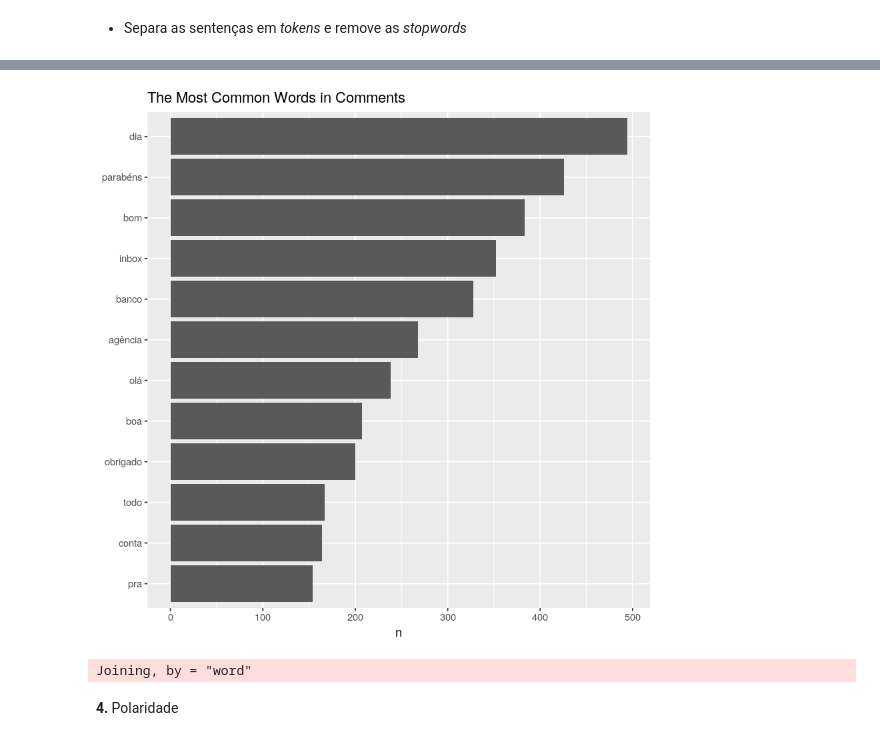
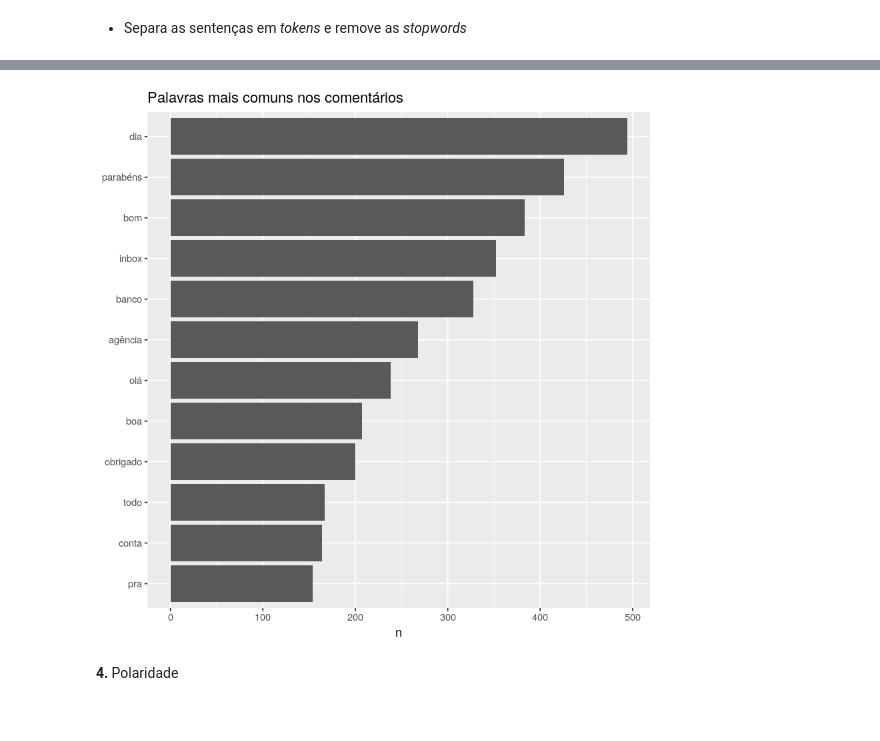
Before and after one commit to brendasalenave/data_analysis_fb, a Jupyter notebook: analise_polaridade.ipynb, the cells around one changed output, grey strips where cells are left out. Drawn from its saved outputs; the diff is of its cells as text; code cells hidden in the pictures.

```diff
--- a/analise_polaridade.ipynb
+++ b/analise_polaridade.ipynb
@@ -231,20 +289,13 @@ tidy_comments %>%
 # %%
 tidy_comments %>%
   count(word, sort = TRUE) %>%
   filter(n > 150) %>%
   mutate(word = reorder(word, n)) %>%
   ggplot(aes(word, n)) +
   geom_col() +
   xlab(NULL) +
-  coord_flip() + ggtitle("The Most Common Words in Comments")
+  coord_flip() + ggtitle("Palavras mais comuns nos comentários")
 # %% [output]
-[figure, old version]
+[figure, new version]
-# %%
-bing_word_counts <- tidy_comments %>%
-  inner_join(get_sentiments("bing")) %>%
-  count(word, sentiment, sort = TRUE) %>%
-  ungroup()
-# %% [output]
-Joining, by = "word"
 # %% [markdown]
 **4.** Polaridade
```
Also changed, not shown: parts of 14 cells of this notebook.
